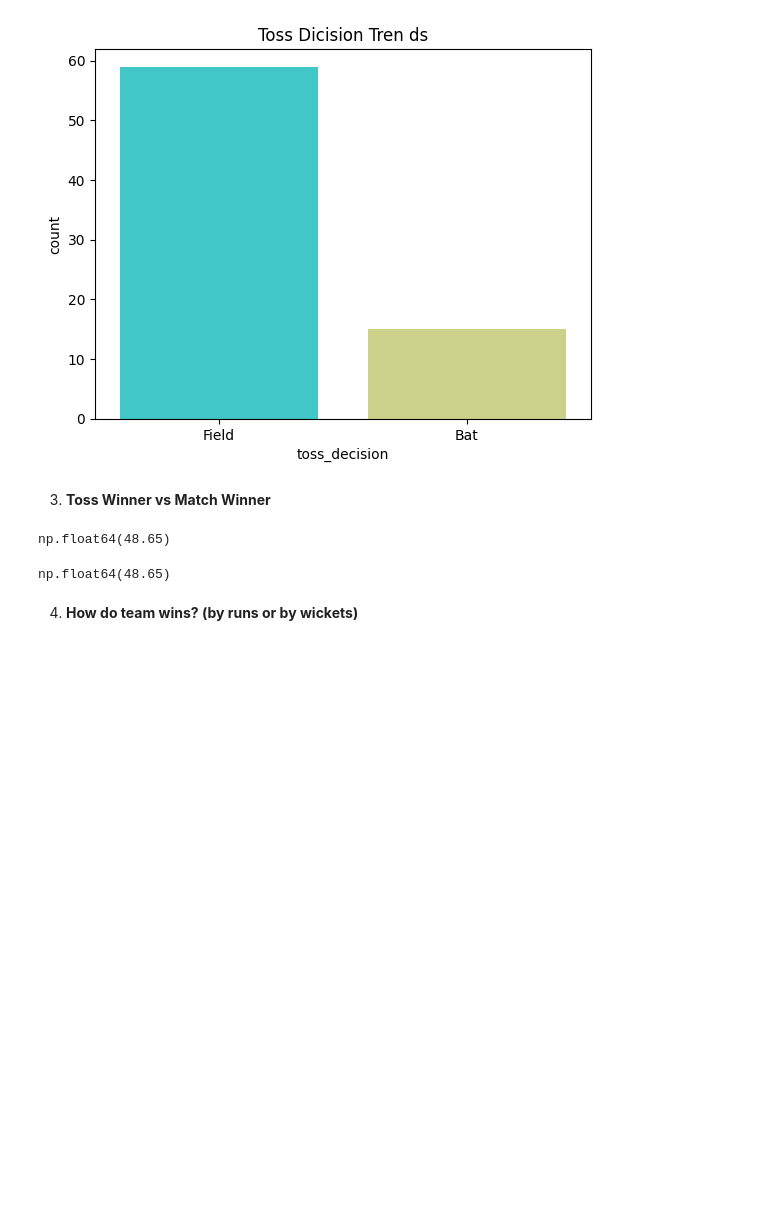
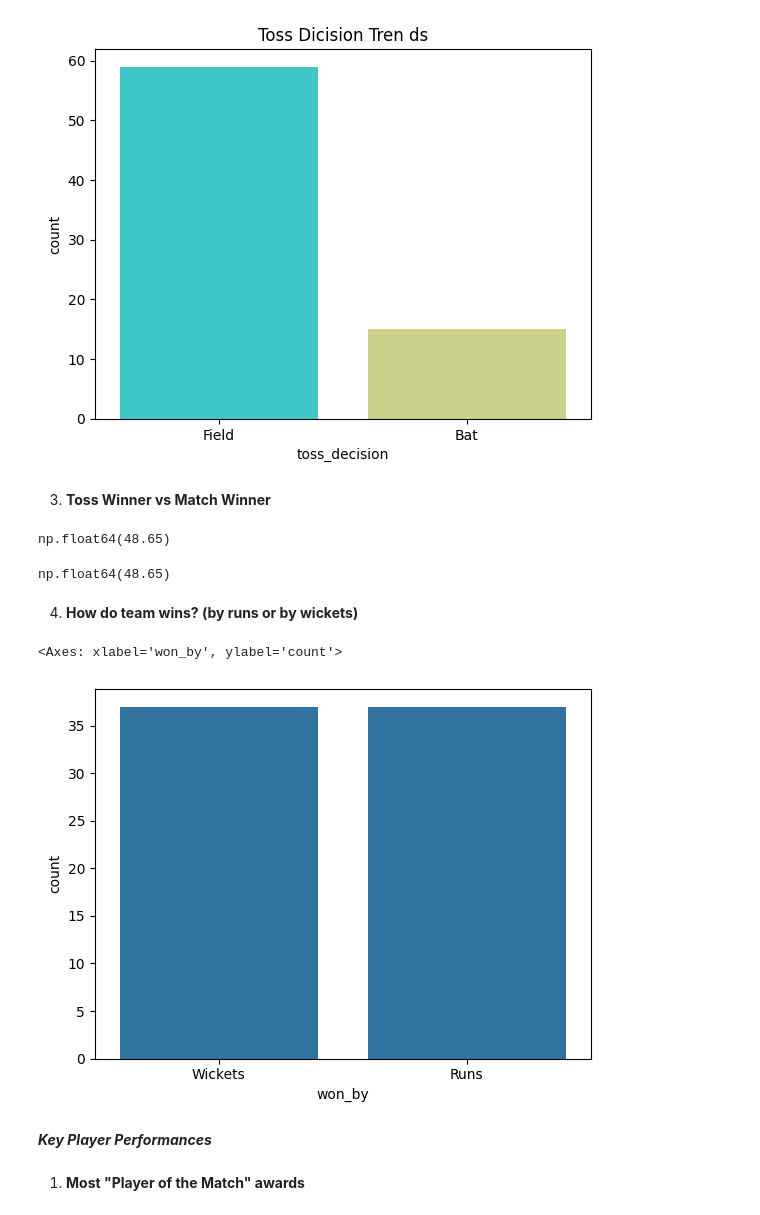
Before and after one commit to Yash49-Xe/IPL2022-Analysis, a Jupyter notebook: IPL2022_Analysis_Project.ipynb, the cells around one changed output. Cells and saved outputs as stored; diff of their text form; code cells hidden in the pictures; blank space fills up the shorter version.

```diff
--- a/IPL2022_Analysis_Project.ipynb
+++ b/IPL2022_Analysis_Project.ipynb
@@ -94,3 +94,12 @@ percentage.round(2)
 np.float64(48.65)
 # %% [markdown]
 4. **How do team wins? (by runs or by wickets)**
+# %%
+sns.countplot(x = "won_by", data = df)
+# %% [output]
+<Axes: xlabel='won_by', ylabel='count'>
+[figure, added]
+# %% [markdown]
+***Key Player Performances***
+# %% [markdown]
+1. **Most "Player of the Match" awards**
```
Also changed, not shown: parts of 25 cells of this notebook.
